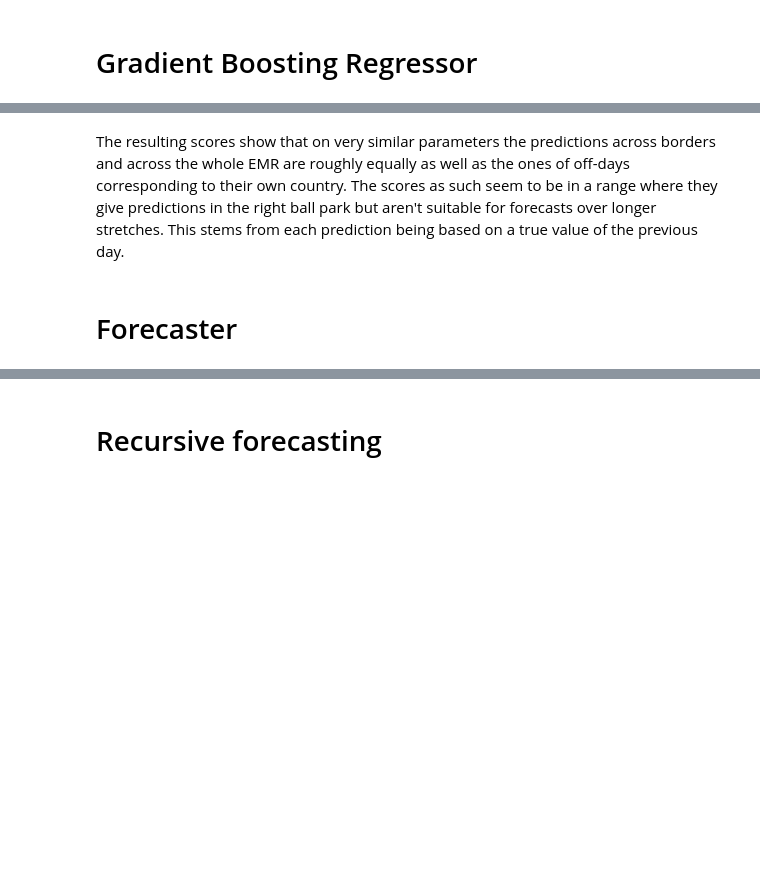
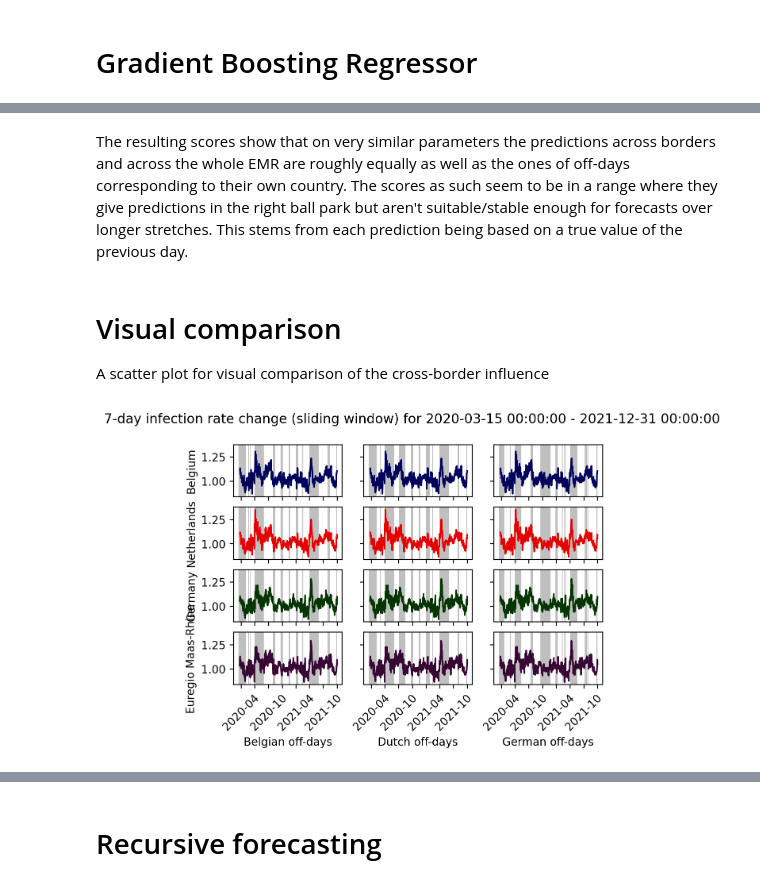
Before and after one commit to GruenerT/DS2_EMR_CoViD_eval, a Jupyter notebook: Seminar_CoViD_tristate_comparison.ipynb, the cells around one changed output, grey strips where cells are left out. Drawn from its saved outputs; the diff is of its cells as text; code cells hidden in the pictures; blank space fills up the shorter version.

```diff
--- a/Seminar_CoViD_tristate_comparison.ipynb
+++ b/Seminar_CoViD_tristate_comparison.ipynb
@@ -214,9 +244,14 @@ def doGridSearchForGradientBoostingRegressor():
     return results
 # %% [markdown]
 The resulting scores show that on very similar parameters the predictions across borders and across the whole EMR are roughly equally as well as the ones of off-days corresponding to their own country.
-The scores as such seem to be in a range where they give predictions in the right ball park but aren't suitable for forecasts over longer stretches.
+The scores as such seem to be in a range where they give predictions in the right ball park but aren't suitable/stable enough for forecasts over longer stretches.
 This stems from each prediction being based on a true value of the previous day.
 # %%
 # doGridSearchForGradientBoostingRegressor()
-# %% [markdown]
-# Forecaster
+# %% [markdown]
+# Visual comparison
+A scatter plot for visual comparison of the cross-border influence
+# %%
+scatterInfectionComparison(emr_df, be_ref_df, nl_ref_df, de_ref_df, settings)
+# %% [output]
+[figure, added]
```
Also changed, not shown: parts of 21 cells of this notebook, 6 other files.
